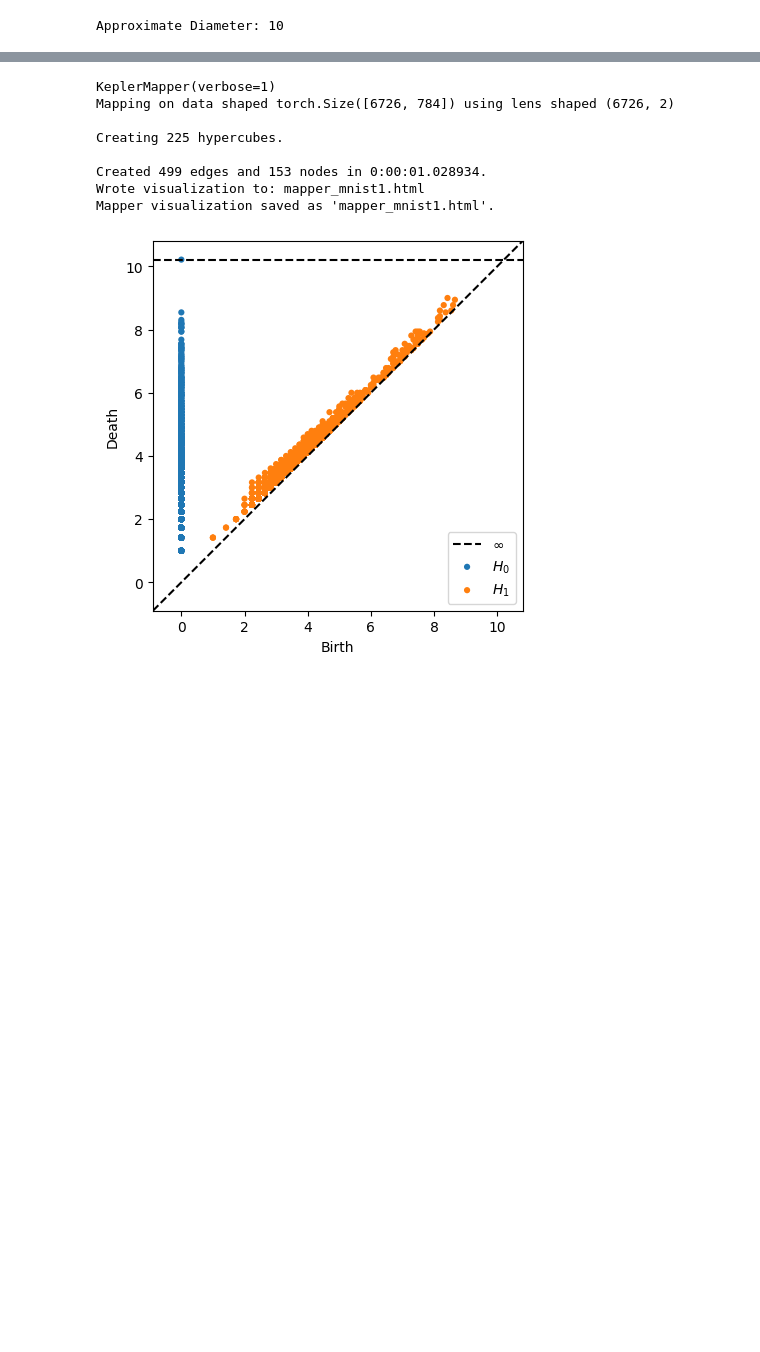
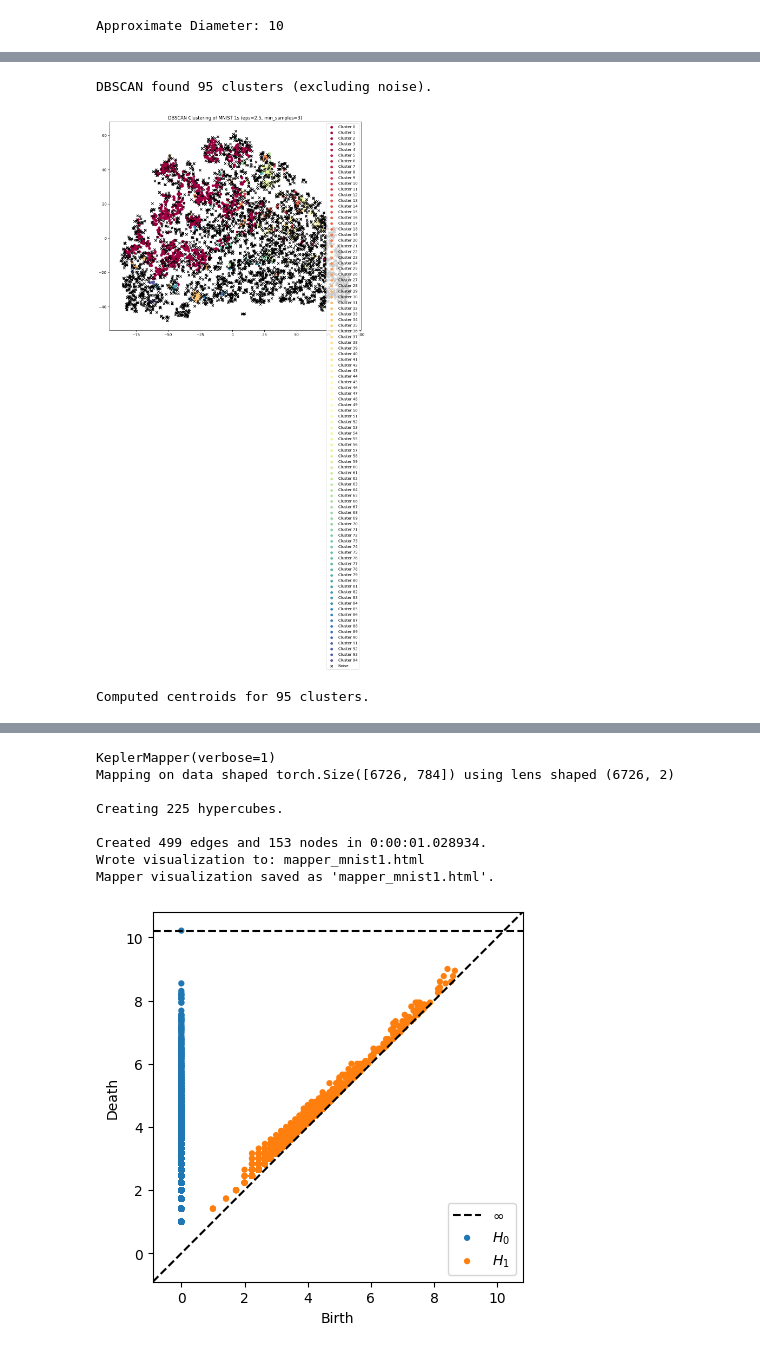
Before and after one commit to Antel0pe/NeuronsFiringTogetherWireTogether, a Jupyter notebook: SpaceOfMNIST_1_2.ipynb, the cells around one changed output, grey strips where cells are left out. Drawn from its saved outputs; the diff is of its cells as text; code cells hidden in the pictures; blank space fills up the shorter version.

```diff
--- a/SpaceOfMNIST_1_2.ipynb
+++ b/SpaceOfMNIST_1_2.ipynb
@@ -259,0 +303,71 @@ Approximate Diameter: 10
+# %%
+import numpy as np
+import torch
+import matplotlib.pyplot as plt
+from sklearn.cluster import DBSCAN
+from sklearn.manifold import TSNE
+
+# Set up DBSCAN parameters.
+# eps is the maximum distance between two points to be considered neighbors.
+# min_samples is the minimum number of neighbors to form a cluster.
+eps = 2.5     # Adjust this based on your data scale.
+min_samples = 3  # Adjust based on your desired cluster sensitivity.
+
+# Apply DBSCAN clustering.
+db = DBSCAN(eps=eps, min_samples=min_samples, metric='euclidean').fit(unique_vectors)
+labels = db.labels_
+
+# DBSCAN labels noise as -1.
+n_clusters = len(set(labels)) - (1 if -1 in labels else 0)
+print(f"DBSCAN found {n_clusters} clusters (excluding noise).")
+
+# # Use t-SNE to reduce the 784D vectors to 2D for visualization.
+X_tsne = TSNE(n_components=2, random_state=42).fit_transform(unique_vectors)
+
+# Plot the clusters.
+plt.figure(figsize=(12, 10))
+unique_labels = set(labels)
+colors = plt.cm.Spectral(np.linspace(0, 1, len(unique_labels)))
+
+for k, col in zip(unique_labels, colors):
+    # Create a mask for points in the current cluster.
+    class_member_mask = (labels == k)
+    xy = X_tsne[class_member_mask]
+
+    if k == -1:
+        # Noise points (if any) are plotted as black 'x'
+        plt.scatter(xy[:, 0], xy[:, 1], c='k', marker='x', label='Noise')
+    else:
+        plt.scatter(xy[:, 0], xy[:, 1], c=[col], marker='o', label=f'Cluster {k}')
+
+plt.title(f"DBSCAN Clustering of MNIST 1s (eps={eps}, min_samples={min_samples})")
+plt.legend()
+plt.show()
+# %% [output]
+DBSCAN found 95 clusters (excluding noise).
+[figure, added]
+# %%
+# Compute cluster centroids (average vector for each DBSCAN cluster)
+cluster_vectors = []  # This will hold the averaged vector for each cluster.
+cluster_ids = []      # Optionally keep track of which cluster the centroid corresponds to.
+
+# Iterate over each unique cluster label.
+for k in set(labels):
+    if k == -1:
+        # Skip noise points.
+        continue
+    # Create a mask to select the vectors in cluster k.
+    mask = (labels == k)
+
+    # Compute the mean of all vectors in the cluster using PyTorch.
+    centroid = torch.mean(unique_vectors[mask], dim=0)
+
+    # Convert the centroid to a NumPy array and append.
+    cluster_vectors.append(centroid.cpu().numpy())
+    cluster_ids.append(k)
+
+# Convert list to a numpy array.
+cluster_vectors = np.array(cluster_vectors)
+print("Computed centroids for", len(cluster_vectors), "clusters.")
+# %% [output]
+Computed centroids for 95 clusters.
```
Also changed, not shown: parts of 15 cells of this notebook.
